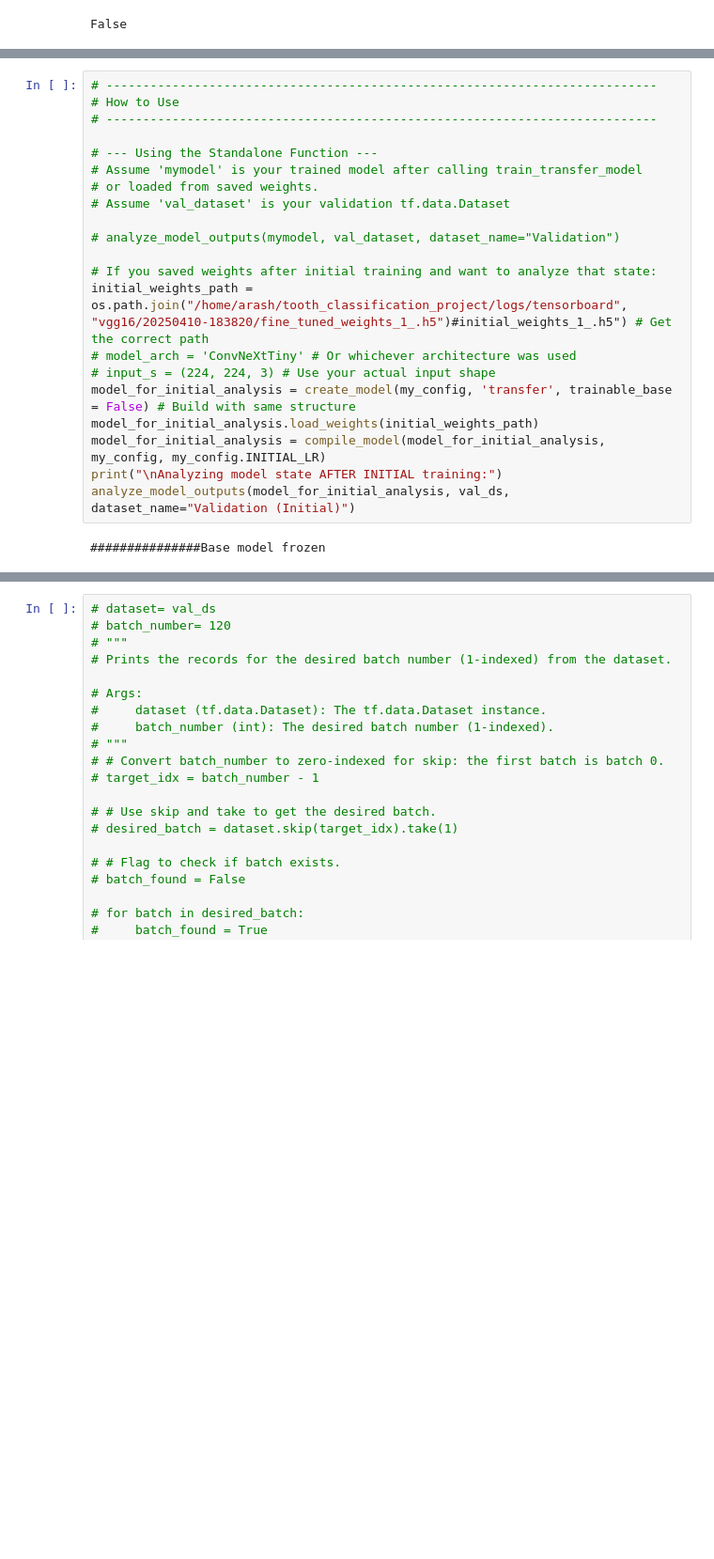
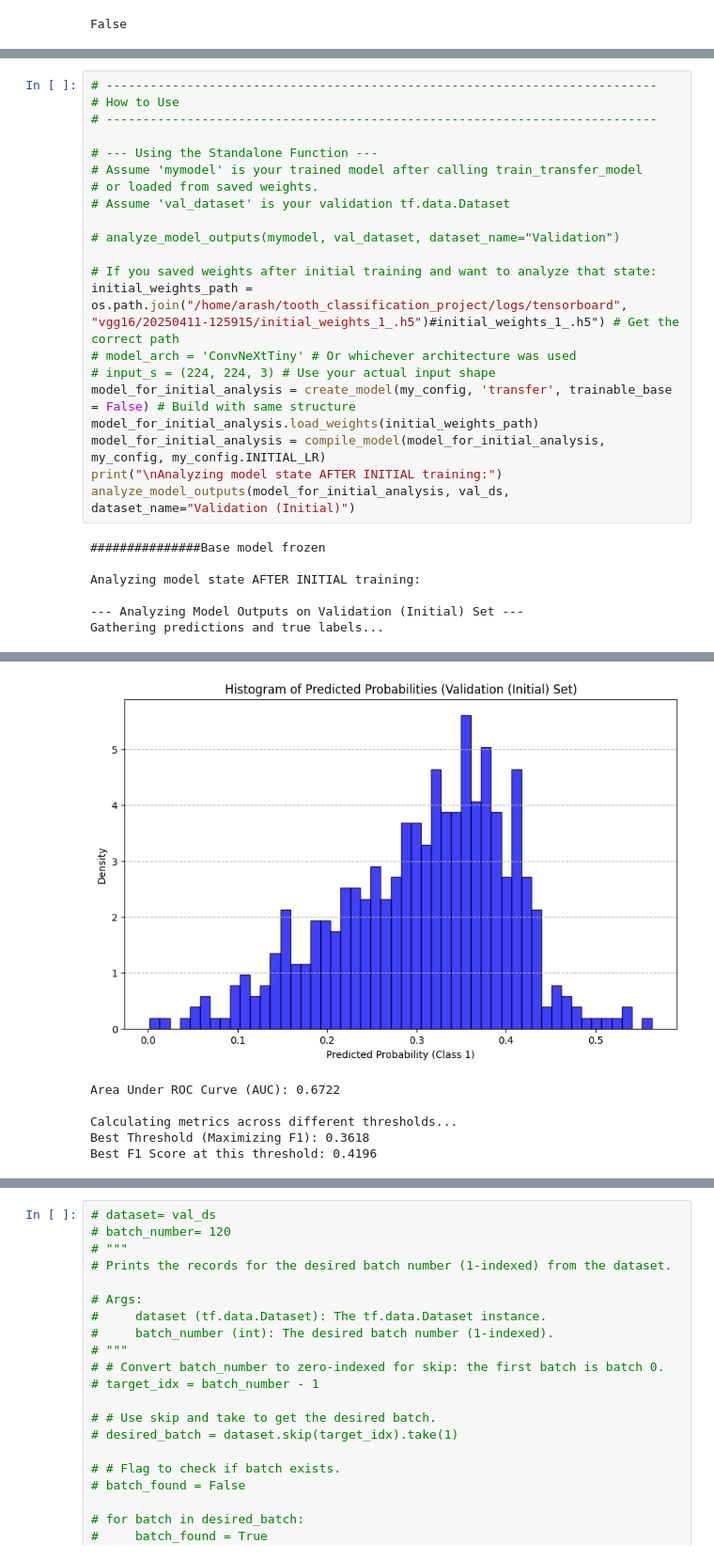
Before and after one commit to h4ppy0wl/tooth_classification_project, a Jupyter notebook: notebooks/02_model_dev.ipynb, the cells around one changed output, grey strips where cells are left out. Shown: that part at 94% size. Saved outputs shown, nothing was run; the diff lists cells and outputs as text; blank space fills up the shorter version.

```diff
--- a/notebooks/02_model_dev.ipynb
+++ b/notebooks/02_model_dev.ipynb
@@ -308,7 +308,7 @@ Class distribution: {0: 3037, 1: 2568}
 # analyze_model_outputs(mymodel, val_dataset, dataset_name="Validation")
 
 # If you saved weights after initial training and want to analyze that state:
-initial_weights_path = os.path.join("/home/arash/tooth_classification_project/logs/tensorboard", "vgg16/20250410-183820/fine_tuned_weights_1_.h5")#initial_weights_1_.h5") # Get the correct path
+initial_weights_path = os.path.join("/home/arash/tooth_classification_project/logs/tensorboard", "vgg16/20250411-125915/initial_weights_1_.h5")#initial_weights_1_.h5") # Get the correct path
 # model_arch = 'ConvNeXtTiny' # Or whichever architecture was used
 # input_s = (224, 224, 3) # Use your actual input shape
 model_for_initial_analysis = create_model(my_config, 'transfer', trainable_base = False) # Build with same structure
@@ -318,3 +318,8 @@ print("\nAnalyzing model state AFTER INITIAL training:")
 analyze_model_outputs(model_for_initial_analysis, val_ds, dataset_name="Validation (Initial)")
 # %% [output]
 ###############Base model frozen
+
+Analyzing model state AFTER INITIAL training:
+
+--- Analyzing Model Outputs on Validation (Initial) Set ---
+Gathering predictions and true labels...
@@ -321,0 +332,6 @@ ValueError: Cannot assign value to variable ' block1_conv1/kernel:0': Shape mism
+[figure, added]
+Area Under ROC Curve (AUC): 0.6722
+
+Calculating metrics across different thresholds...
+Best Threshold (Maximizing F1): 0.3618
+Best F1 Score at this threshold: 0.4196
```
Also changed, not shown: parts of 13 cells of this notebook, 4 other files.
